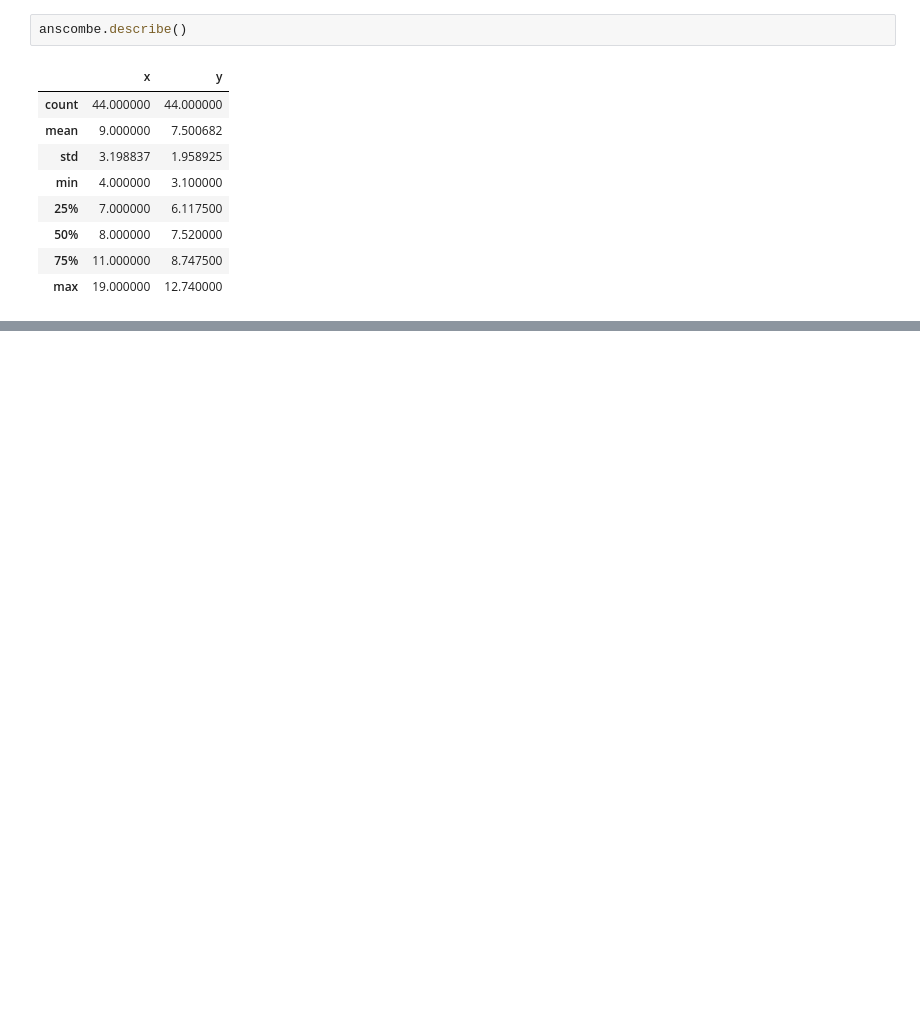
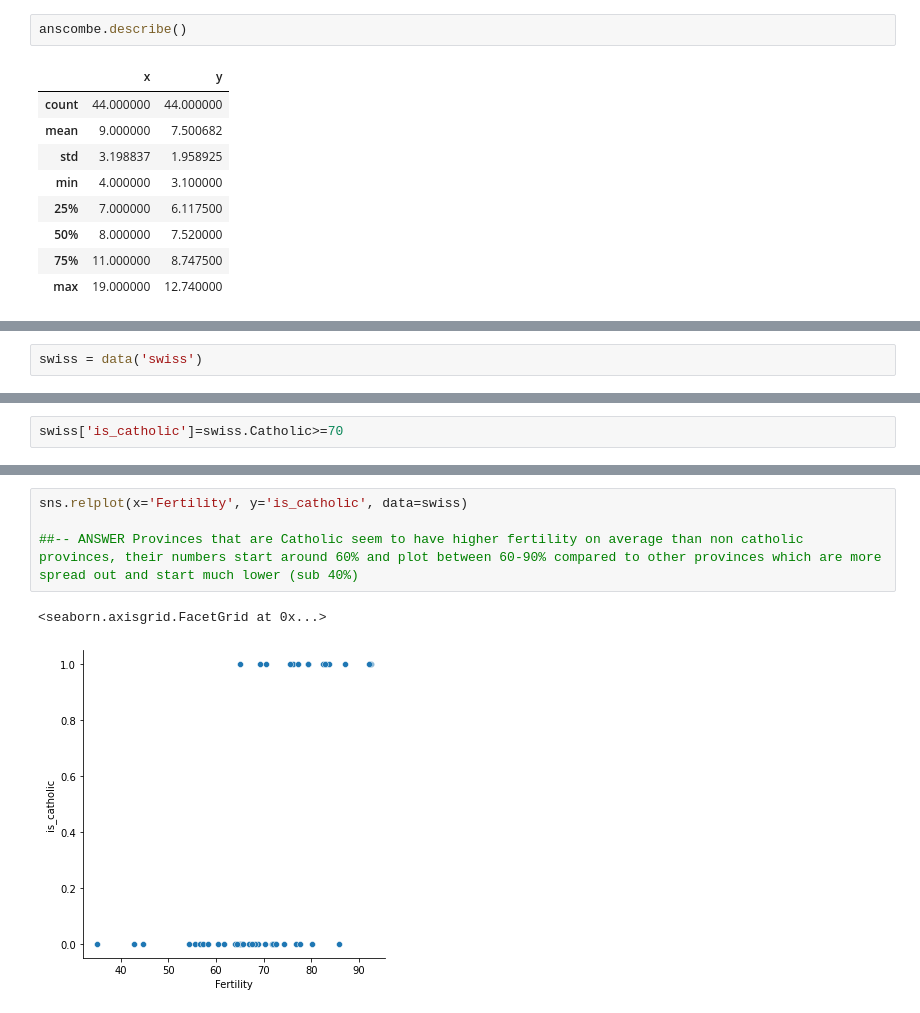
Before and after one commit to lawrence-sao/numpy-pandas-visualization-exercises, a Jupyter notebook: seaborn exercises.ipynb, the cells around one changed output, grey strips where cells are left out. Saved outputs shown, nothing was run; the diff lists cells and outputs as text; blank space fills up the shorter version.

```diff
--- a/seaborn exercises.ipynb
+++ b/seaborn exercises.ipynb
@@ -84,0 +110,2 @@ anscombe.describe()
+# %%
+swiss = data('swiss')
@@ -84,0 +121,2 @@ anscombe.describe()
+# %%
+swiss['is_catholic']=swiss.Catholic>=70
@@ -84,0 +143,7 @@ anscombe.describe()
+# %%
+sns.relplot(x='Fertility', y='is_catholic', data=swiss)
+
+##-- ANSWER Provinces that are Catholic seem to have higher fertility on average than non catholic provinces, their numbers start around 60% and plot between 60-90% compared to other provinces which are more spread out and start much lower (sub 40%)
+# %% [output]
+<seaborn.axisgrid.FacetGrid at 0x...>
+[figure, added]
```
Also changed, not shown: parts of 15 cells of this notebook, 1 other file.
